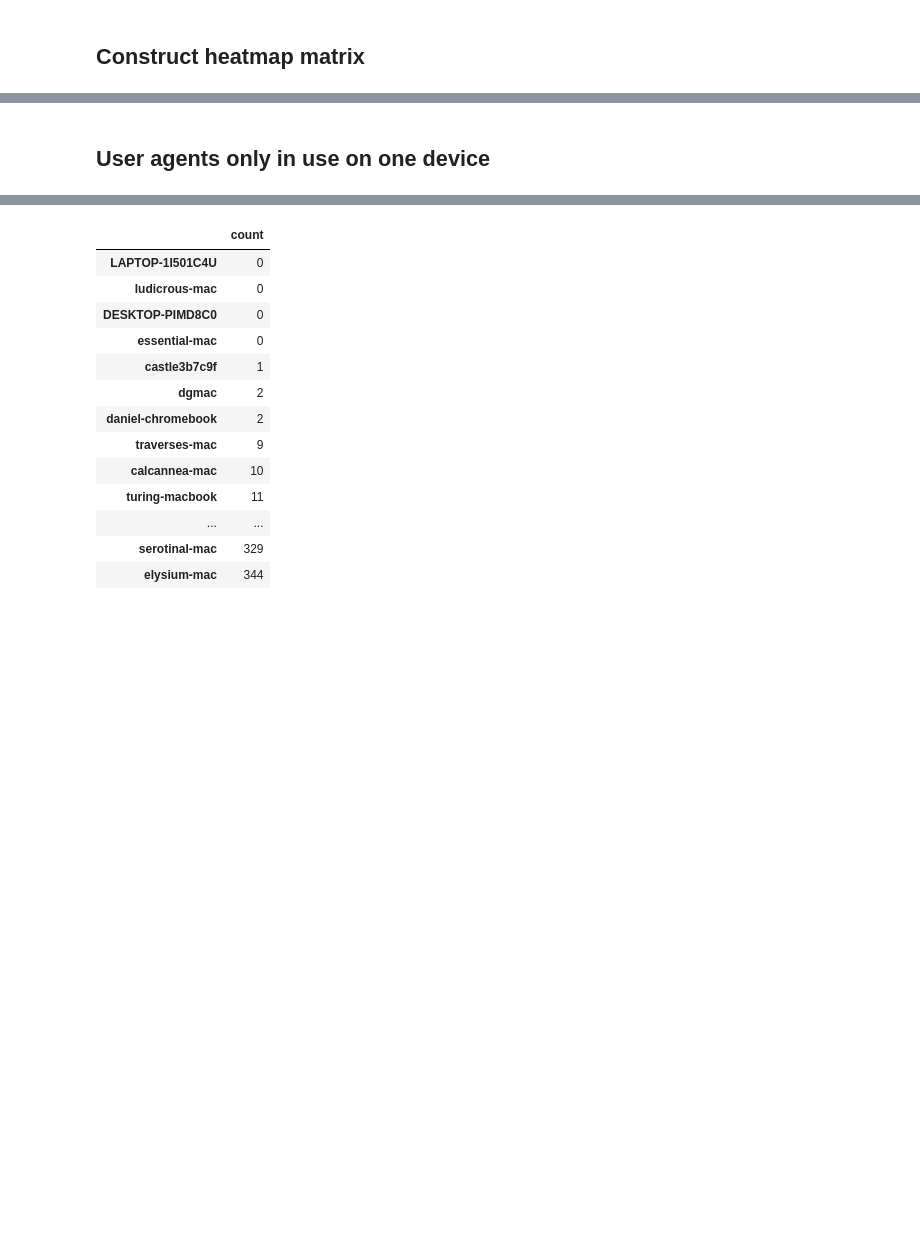
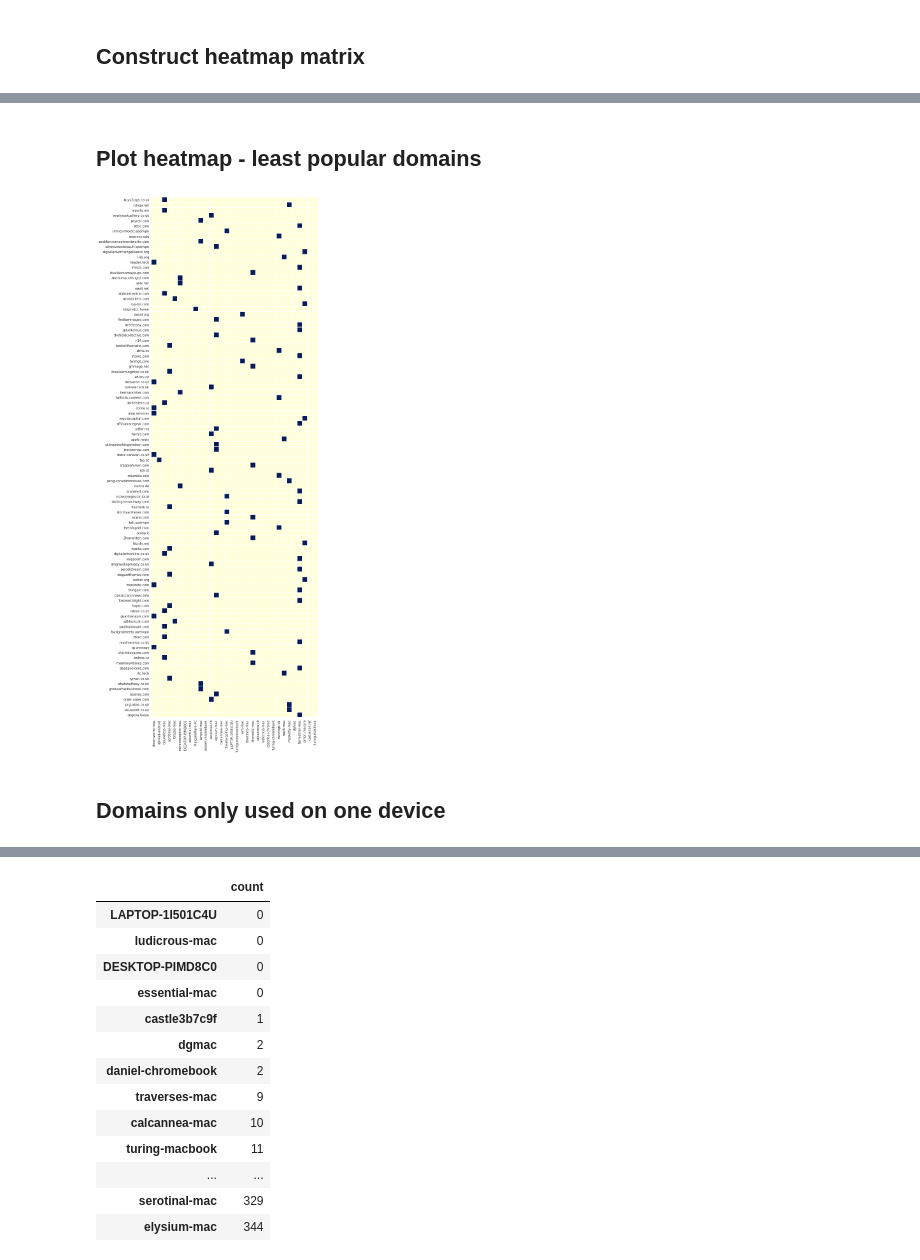
Before and after one commit to careytews/threat-graph-utils, a Jupyter notebook: unique-domains.ipynb, the cells around one changed output, grey strips where cells are left out. Drawn from its saved outputs; the diff is of its cells as text; code cells hidden in the pictures; blank space fills up the shorter version.

```diff
--- a/unique-domains.ipynb
+++ b/unique-domains.ipynb
@@ -173,5 +173,14 @@ plt.show()
+# %% [markdown]
+## Plot heatmap - least popular domains
+# %%
+sns.set(style="white")
+plt.figure(figsize=(20, 30))
+sns.heatmap(df2.sort_values(by="score", ascending=True)[0:100][all_devices], square=True, linewidths=0.5, cbar=False, cmap="YlGnBu")
+plt.show()
+# %% [output]
+[figure, added]
 # %% [markdown]
-## User agents only in use on one device
+## Domains only used on one device
 # %%
 df3 = df.copy()
 df3 = df3.apply(lambda x: [1 if v > 0 else 0 for v in x])
```
Also changed, not shown: parts of 10 cells of this notebook.
